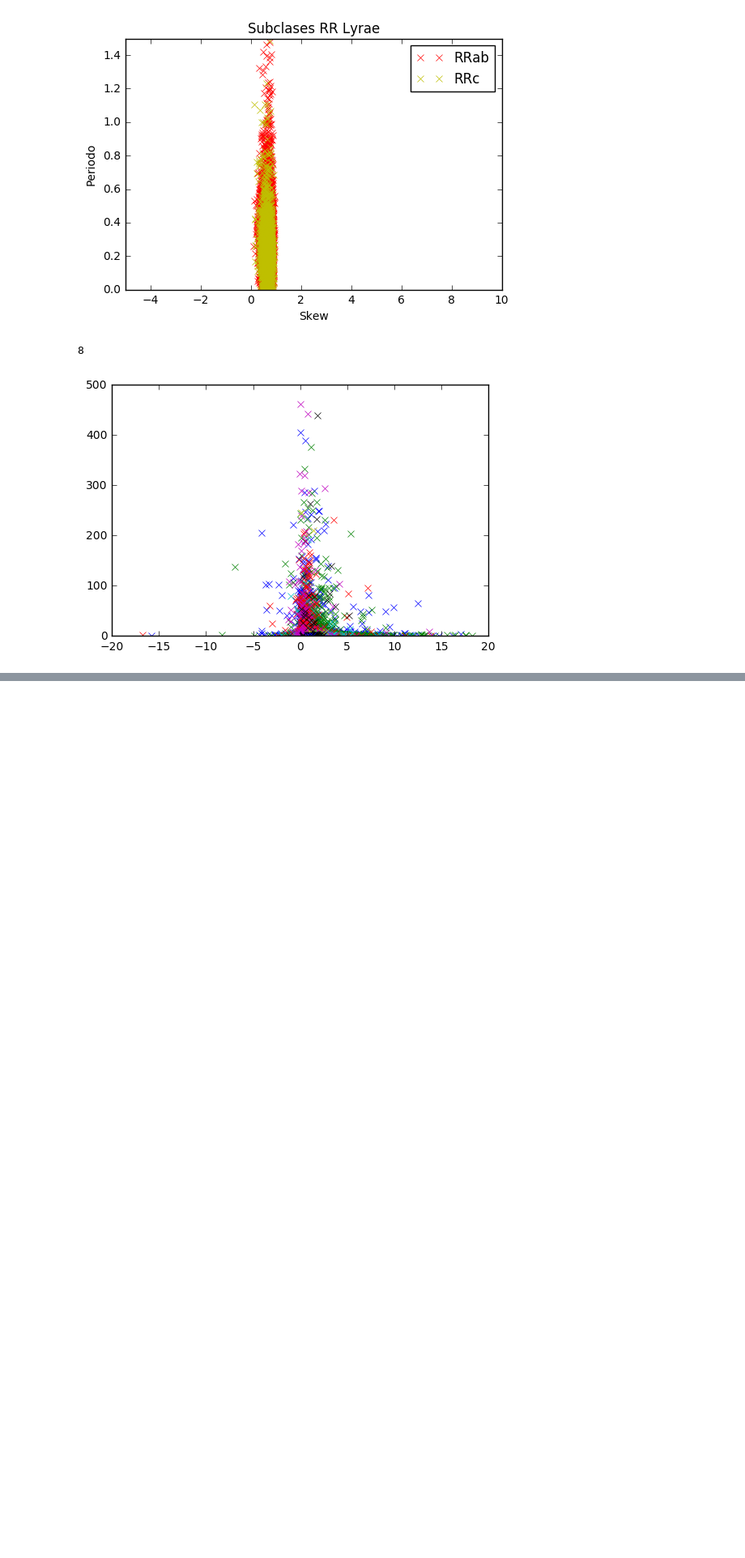
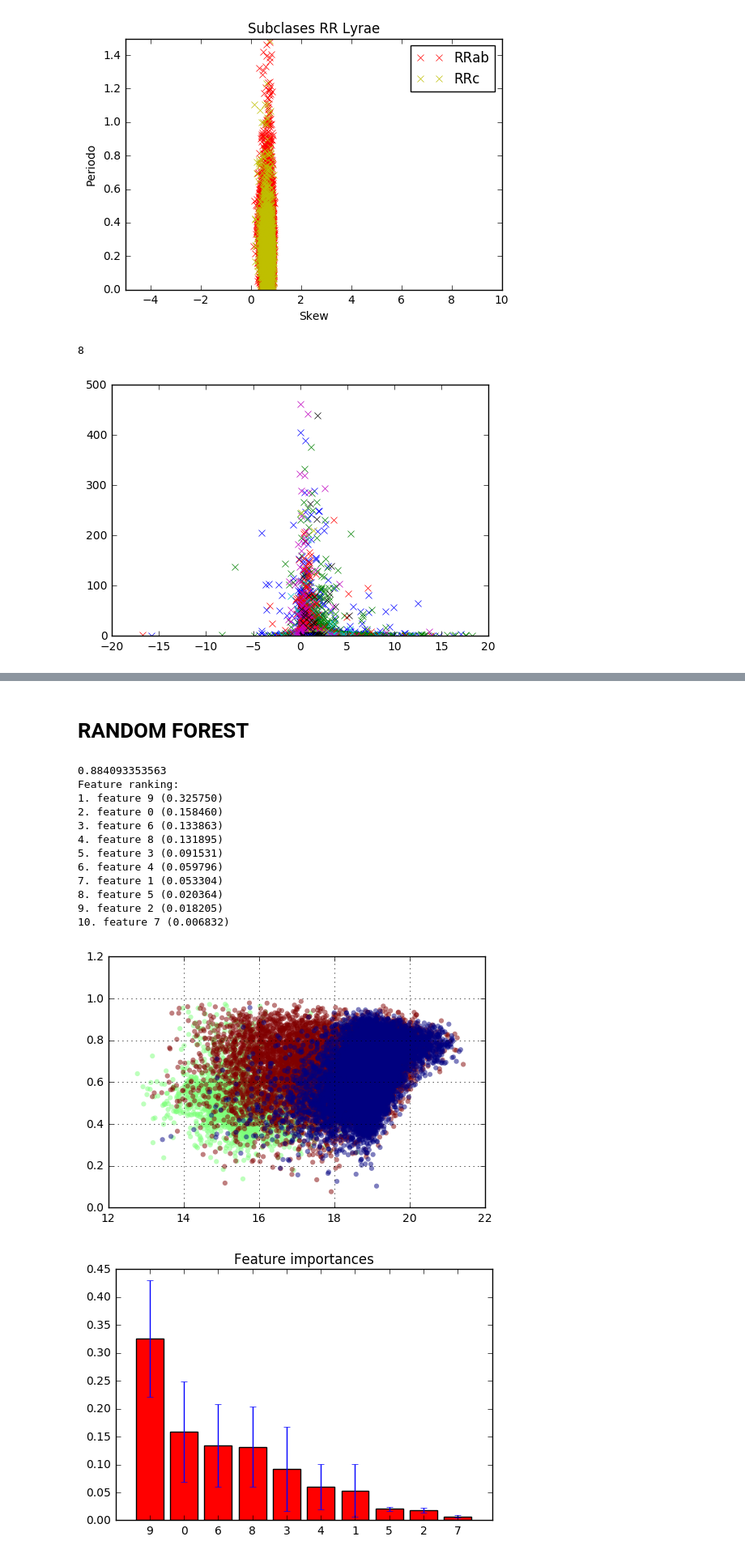
Before and after one commit to nicolasencina/Inteligencia_Proyecto, a Jupyter notebook: Preprocesamiento.ipynb, the cells around one changed output, grey strips where cells are left out. Shown: that part at 81% size. Cells and saved outputs as stored; diff of their text form; code cells hidden in the pictures; blank space fills up the shorter version.

Commit message:
Añadido Random Forest

```diff
--- a/Preprocesamiento.ipynb
+++ b/Preprocesamiento.ipynb
@@ -380,0 +374,2 @@ print len(caracteristicas[:,1])
+# %% [markdown]
+# RANDOM FOREST
@@ -380,0 +421,68 @@ print len(caracteristicas[:,1])
+# %%
+
+import numpy as np
+%matplotlib inline
+import matplotlib.pylab as plt
+
+from sklearn.model_selection import cross_val_score
+from sklearn.datasets import make_blobs
+from sklearn.ensemble import RandomForestClassifier, GradientBoostingClassifier
+from sklearn.ensemble import ExtraTreesClassifier
+from sklearn.tree import DecisionTreeClassifier
+
+N_features = len(caracteristicas[1,:])
+X = caracteristicas[:,1:N_features]
+Y = big_class_labels
+
+fig = plt.figure(figsize=(6, 4))
+ax = fig.add_subplot(1, 1, 1)
+ax.scatter(X[:, 0], X[:, 2], c=Y, linewidth=0, alpha=0.5, s=20)
+plt.grid()
+
+X_train, X_test, Y_train, Y_test = train_test_split(X, Y, train_size=0.25)
+
+clf = RandomForestClassifier(n_estimators=10, max_depth=None)
+clf = clf.fit(X_train, Y_train)
+
+scores = cross_val_score(clf, X, Y)
+print scores.mean()
+
+
+importances = clf.feature_importances_
+std = np.std([tree.feature_importances_ for tree in clf.estimators_],
+             axis=0)
+indices = np.argsort(importances)[::-1]
+
+# Print the feature ranking
+print("Feature ranking:")
+
+for f in range(X.shape[1]):
+    print("%d. feature %d (%f)" % (f + 1, indices[f], importances[indices[f]]))
+
+# Plot the feature importances of the forest
+plt.figure()
+plt.title("Feature importances")
+plt.bar(range(X.shape[1]), importances[indices],
+       color="r", yerr=std[indices], align="center")
+plt.xticks(range(X.shape[1]), indices)
+plt.xlim([-1, X.shape[1]])
+plt.show()
+
+
+  #  return np.array([[label, Red_mean, Red_std, Red_MagRatio, Red_amplitude, Red_skew, Red_eta, Red_B1std, Red_slope_trend,
+#                  B_R, period]])
+# %% [output]
+0.884093353563
+Feature ranking:
+1. feature 9 (0.325750)
+2. feature 0 (0.158460)
+3. feature 6 (0.133863)
+4. feature 8 (0.131895)
+5. feature 3 (0.091531)
+6. feature 4 (0.059796)
+7. feature 1 (0.053304)
+8. feature 5 (0.020364)
+9. feature 2 (0.018205)
+10. feature 7 (0.006832)
+[figure, added]
+[figure, added]
```
Also changed, not shown: parts of 4 cells of this notebook.
